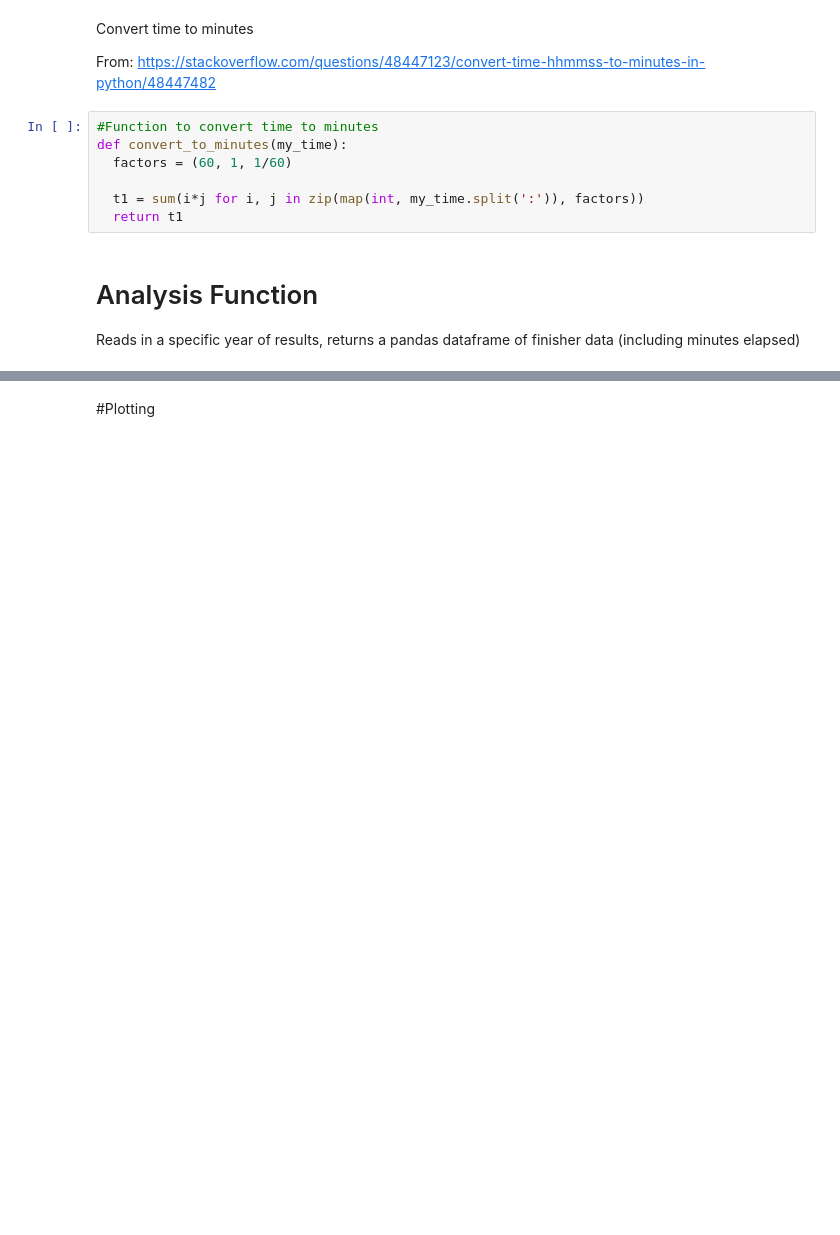
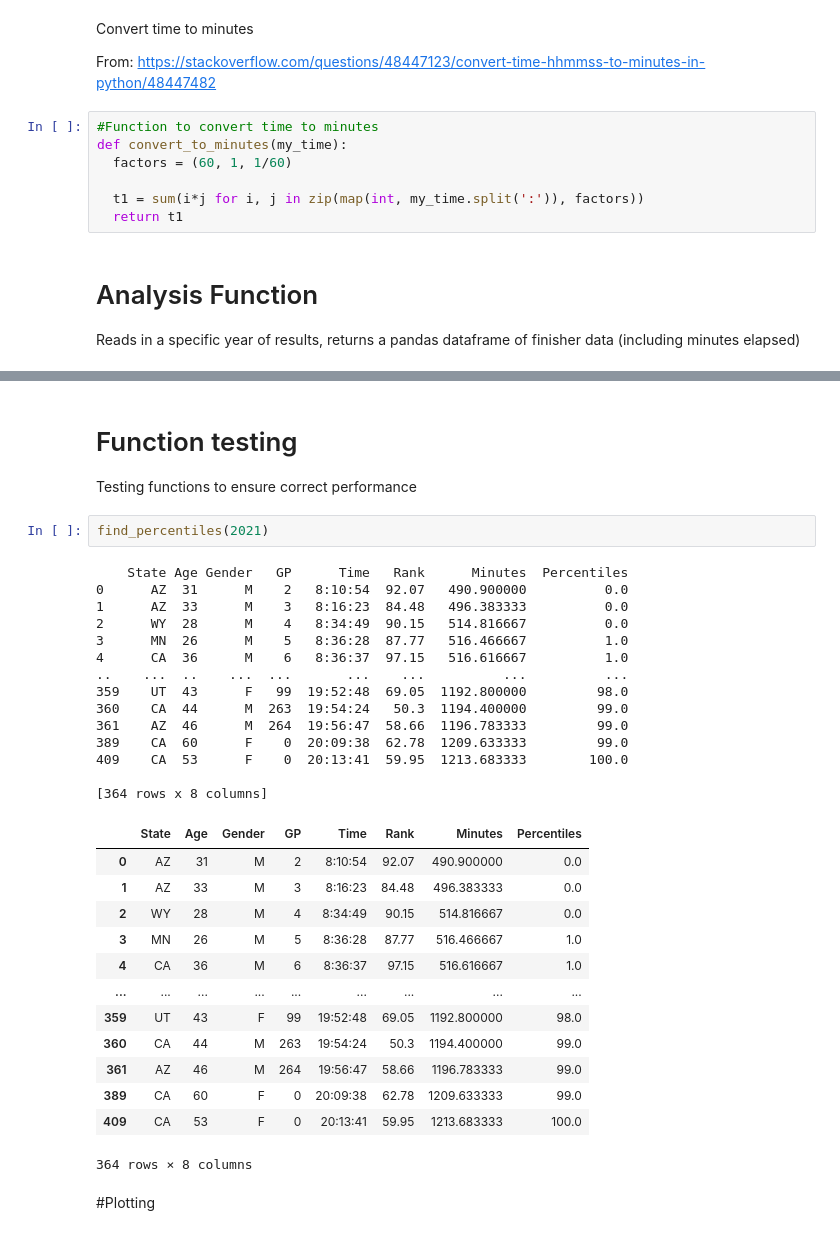
Before and after one commit to jfmalloy1/UltraMarathon_Prediction, a Jupyter notebook: BC_analysis.ipynb, the cells around one changed output, grey strips where cells are left out. Cells and saved outputs as stored; diff of their text form; blank space fills up the shorter version.

```diff
--- a/BC_analysis.ipynb
+++ b/BC_analysis.ipynb
@@ -41,3 +58,37 @@ def analyze_year(year):
+# %% [markdown]
+# Function testing
+
+Testing functions to ensure correct performance
+# %%
+find_percentiles(2021)
+# %% [output]
+    State Age Gender   GP      Time   Rank      Minutes  Percentiles
+0      AZ  31      M    2   8:10:54  92.07   490.900000          0.0
+1      AZ  33      M    3   8:16:23  84.48   496.383333          0.0
+2      WY  28      M    4   8:34:49  90.15   514.816667          0.0
+3      MN  26      M    5   8:36:28  87.77   516.466667          1.0
+4      CA  36      M    6   8:36:37  97.15   516.616667          1.0
+..    ...  ..    ...  ...       ...    ...          ...          ...
+359    UT  43      F   99  19:52:48  69.05  1192.800000         98.0
+360    CA  44      M  263  19:54:24   50.3  1194.400000         99.0
+361    AZ  46      M  264  19:56:47  58.66  1196.783333         99.0
+389    CA  60      F    0  20:09:38  62.78  1209.633333         99.0
+409    CA  53      F    0  20:13:41  59.95  1213.683333        100.0
+
+[364 rows x 8 columns]
+|  | State | Age | Gender | GP | Time | Rank | Minutes | Percentiles |
+| 0 | AZ | 31 | M | 2 | 8:10:54 | 92.07 | 490.900000 | 0.0 |
+| 1 | AZ | 33 | M | 3 | 8:16:23 | 84.48 | 496.383333 | 0.0 |
+| 2 | WY | 28 | M | 4 | 8:34:49 | 90.15 | 514.816667 | 0.0 |
+| 3 | MN | 26 | M | 5 | 8:36:28 | 87.77 | 516.466667 | 1.0 |
+| 4 | CA | 36 | M | 6 | 8:36:37 | 97.15 | 516.616667 | 1.0 |
+| ... | ... | ... | ... | ... | ... | ... | ... | ... |
+| 359 | UT | 43 | F | 99 | 19:52:48 | 69.05 | 1192.800000 | 98.0 |
+| 360 | CA | 44 | M | 263 | 19:54:24 | 50.3 | 1194.400000 | 99.0 |
+| 361 | AZ | 46 | M | 264 | 19:56:47 | 58.66 | 1196.783333 | 99.0 |
+| 389 | CA | 60 | F | 0 | 20:09:38 | 62.78 | 1209.633333 | 99.0 |
+| 409 | CA | 53 | F | 0 | 20:13:41 | 59.95 | 1213.683333 | 100.0 |
+364 rows × 8 columns
 # %% [markdown]
 #Plotting
 # %%
```
Also changed, not shown: parts of 6 cells of this notebook, 9 other files.
